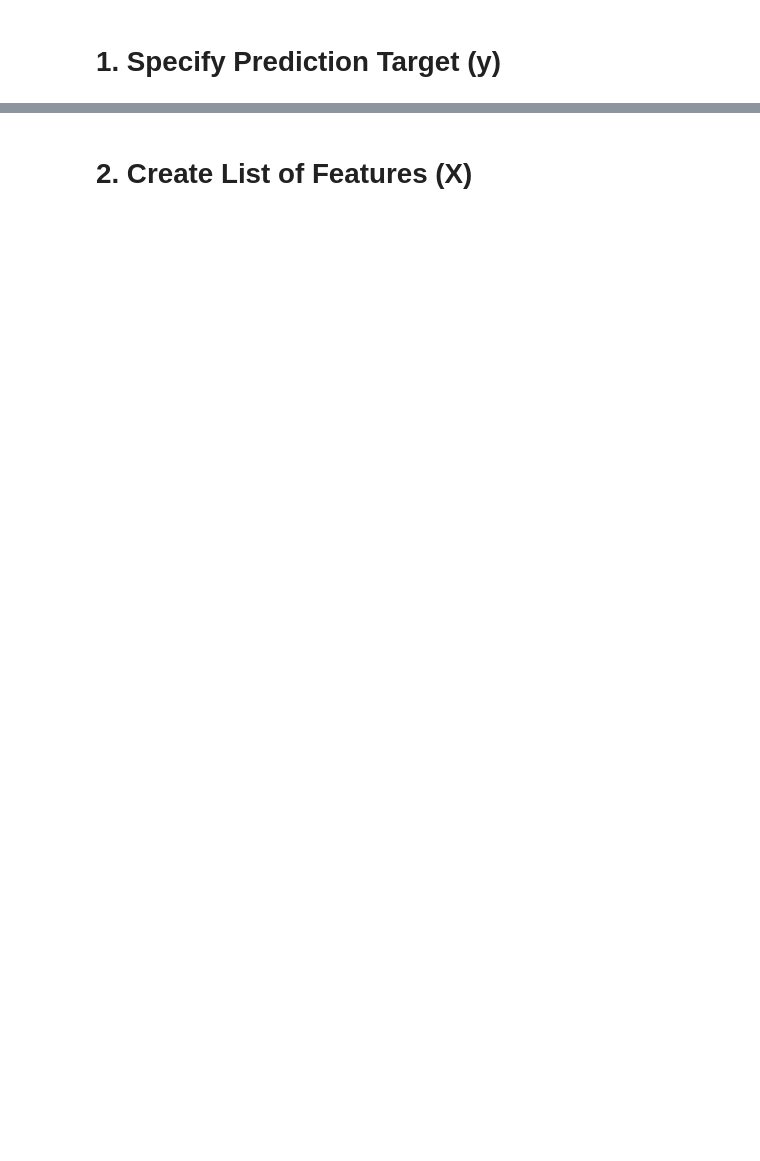
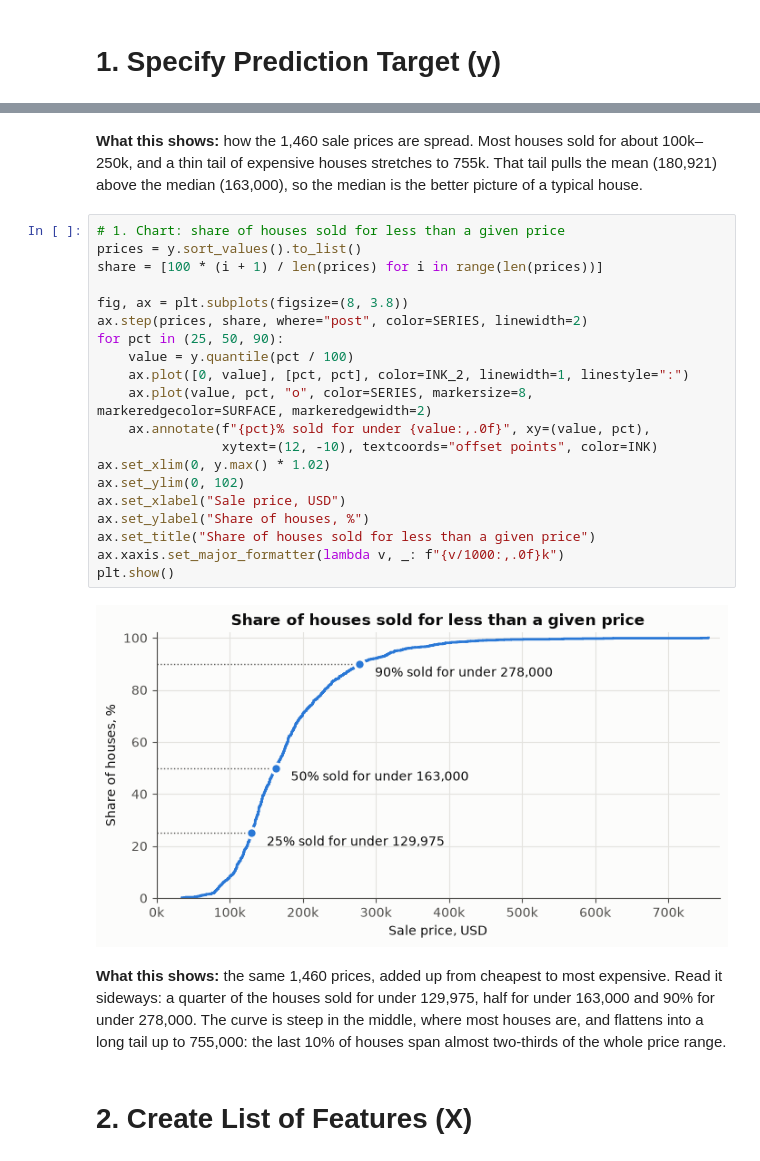
Before and after one commit to Katerina-Rusanova/Machine-Learning, a Jupyter notebook: notebooks/notebook-model-full.ipynb, the cells around one changed output, grey strips where cells are left out. Saved outputs shown, nothing was run; the diff lists cells and outputs as text; blank space fills up the shorter version.

```diff
--- a/notebooks/notebook-model-full.ipynb
+++ b/notebooks/notebook-model-full.ipynb
@@ -59,3 +153,36 @@ Name: count, dtype: int64
+# %% [markdown]
+**What this shows:** how the 1,460 sale prices are spread. Most houses sold for
+about 100k–250k, and a thin tail of expensive houses stretches to 755k. That
+tail pulls the mean (180,921) above the median (163,000), so the median is the
+better picture of a typical house.
+# %%
+# 1. Chart: share of houses sold for less than a given price
+prices = y.sort_values().to_list()
+share = [100 * (i + 1) / len(prices) for i in range(len(prices))]
+
+fig, ax = plt.subplots(figsize=(8, 3.8))
+ax.step(prices, share, where="post", color=SERIES, linewidth=2)
+for pct in (25, 50, 90):
+    value = y.quantile(pct / 100)
+    ax.plot([0, value], [pct, pct], color=INK_2, linewidth=1, linestyle=":")
+    ax.plot(value, pct, "o", color=SERIES, markersize=8, markeredgecolor=SURFACE, markeredgewidth=2)
+    ax.annotate(f"{pct}% sold for under {value:,.0f}", xy=(value, pct),
+                xytext=(12, -10), textcoords="offset points", color=INK)
+ax.set_xlim(0, y.max() * 1.02)
+ax.set_ylim(0, 102)
+ax.set_xlabel("Sale price, USD")
+ax.set_ylabel("Share of houses, %")
+ax.set_title("Share of houses sold for less than a given price")
+ax.xaxis.set_major_formatter(lambda v, _: f"{v/1000:,.0f}k")
+plt.show()
+# %% [output]
+[figure, added]
+# %% [markdown]
+**What this shows:** the same 1,460 prices, added up from cheapest to most
+expensive. Read it sideways: a quarter of the houses sold for under 129,975,
+half for under 163,000 and 90% for under 278,000. The curve is steep in the
+middle, where most houses are, and flattens into a long tail up to 755,000:
+the last 10% of houses span almost two-thirds of the whole price range.
 # %% [markdown]
 # **2. Create List of Features (X)**
 # %%
```
Also changed, not shown: parts of 43 cells of this notebook.
